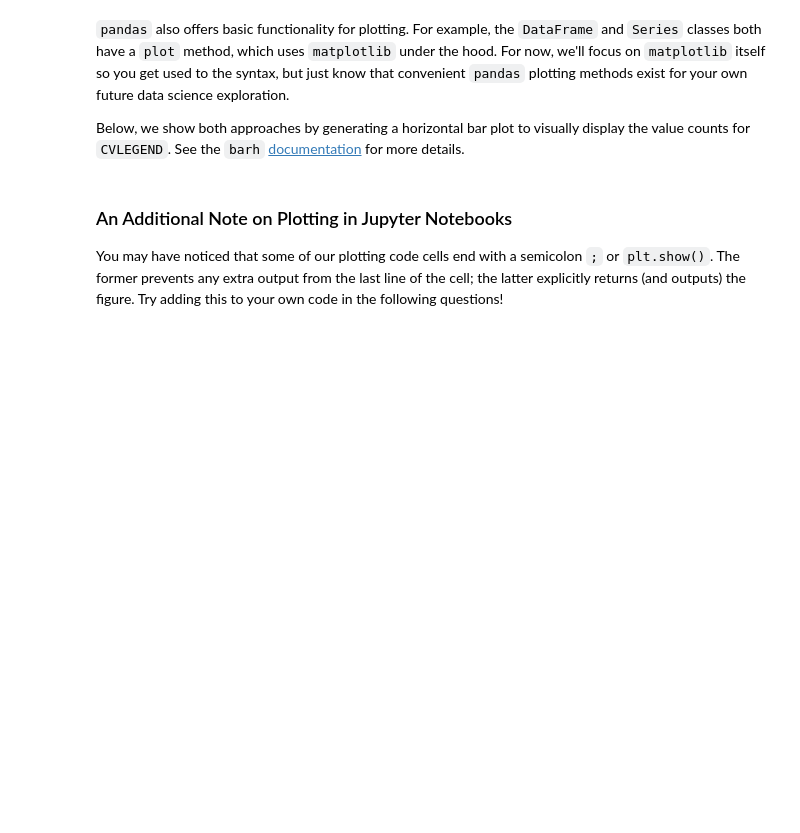
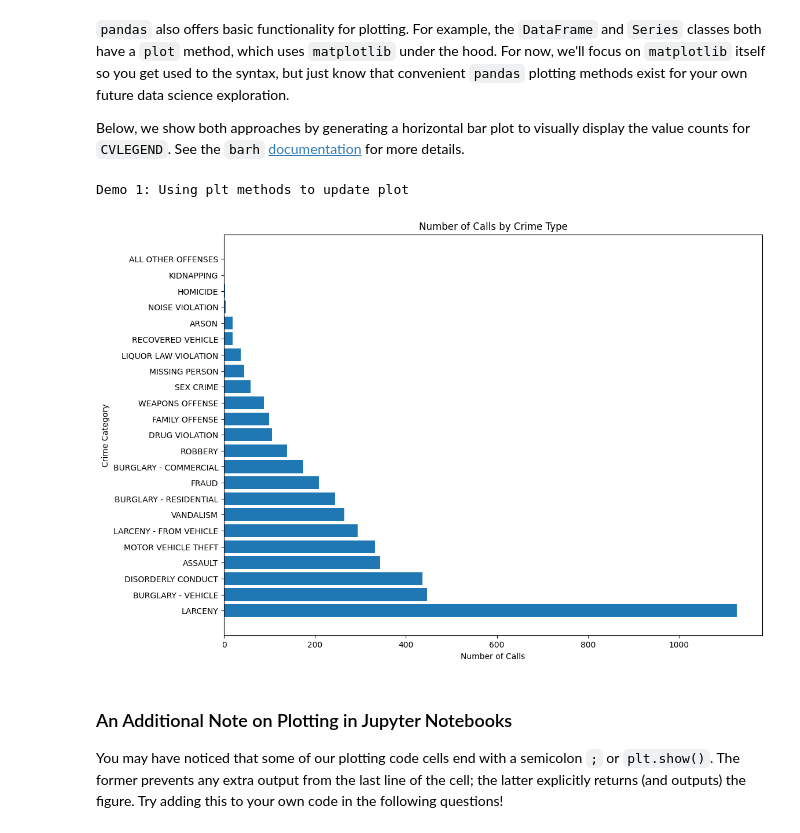
Before and after one commit to GhostLazy/Data100, a Jupyter notebook: su24-materials-main/lab/lab04/lab04.ipynb, the cells around one changed output. Cells and saved outputs as stored; diff of their text form; code cells hidden in the pictures; blank space fills up the shorter version.

```diff
--- a/su24-materials-main/lab/lab04/lab04.ipynb
+++ b/su24-materials-main/lab/lab04/lab04.ipynb
@@ -185,27 +267,30 @@ After creating the initial plot, you can also use `plt.gca()` to explicitly get
 Below, we show both approaches by generating a horizontal bar plot to visually display the value counts for `CVLEGEND`. See the `barh` [documentation](https://matplotlib.org/stable/api/_as_gen/matplotlib.pyplot.barh.html?highlight=barh#matplotlib.pyplot.barh) for more details.
 # %%
 # DEMO CELL: assign demo to 1 or 2.
-demo = ...
+demo = 1
 
 calls_cvlegend = calls['CVLEGEND'].value_counts()
 
 if demo == 1:
     plt.barh(calls_cvlegend.index, calls_cvlegend) # Creates figure and axes
     print(f"Demo {demo}: Using plt methods to update plot")
     plt.ylabel("Crime Category")               # Uses most recently plotted axes
     plt.xlabel("Number of Calls")
     plt.title("Number of Calls by Crime Type")
 elif demo == 2:
     print(f"Demo {demo}: Using axes methods to update plot")
     plt.barh(calls_cvlegend.index, calls_cvlegend) # Creates figure and axes
     ax = plt.gca()
     ax.set_ylabel("Crime Category")
     ax.set_xlabel("Number of Calls")
     ax.set_title("Axes methods: Number of Calls by Crime Type")
 else:
     print("Error: Please assign the demo variable to 1 or 2.")
 
 plt.show()
+# %% [output]
+Demo 1: Using plt methods to update plot
+[figure, added]
 # %% [markdown]
 
 ### An Additional Note on Plotting in Jupyter Notebooks
```
Also changed, not shown: parts of 43 cells of this notebook, 6 other files.
